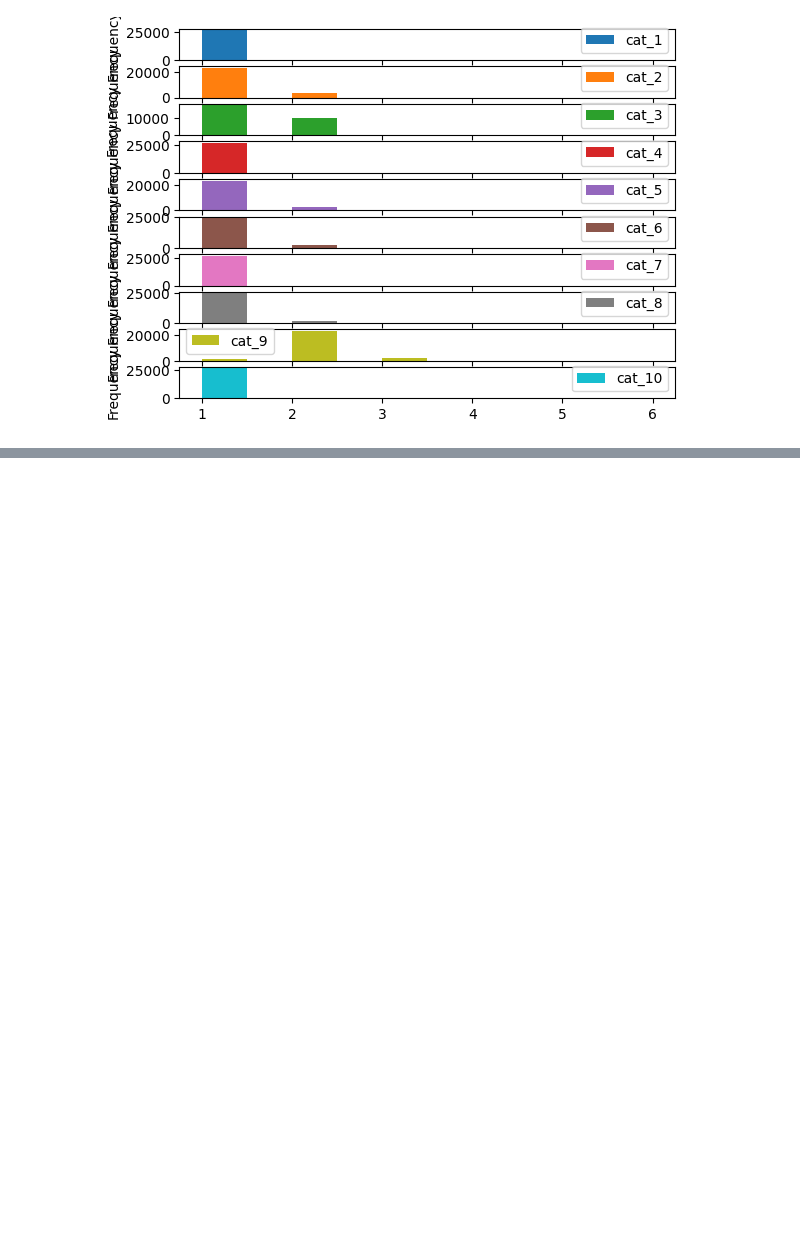
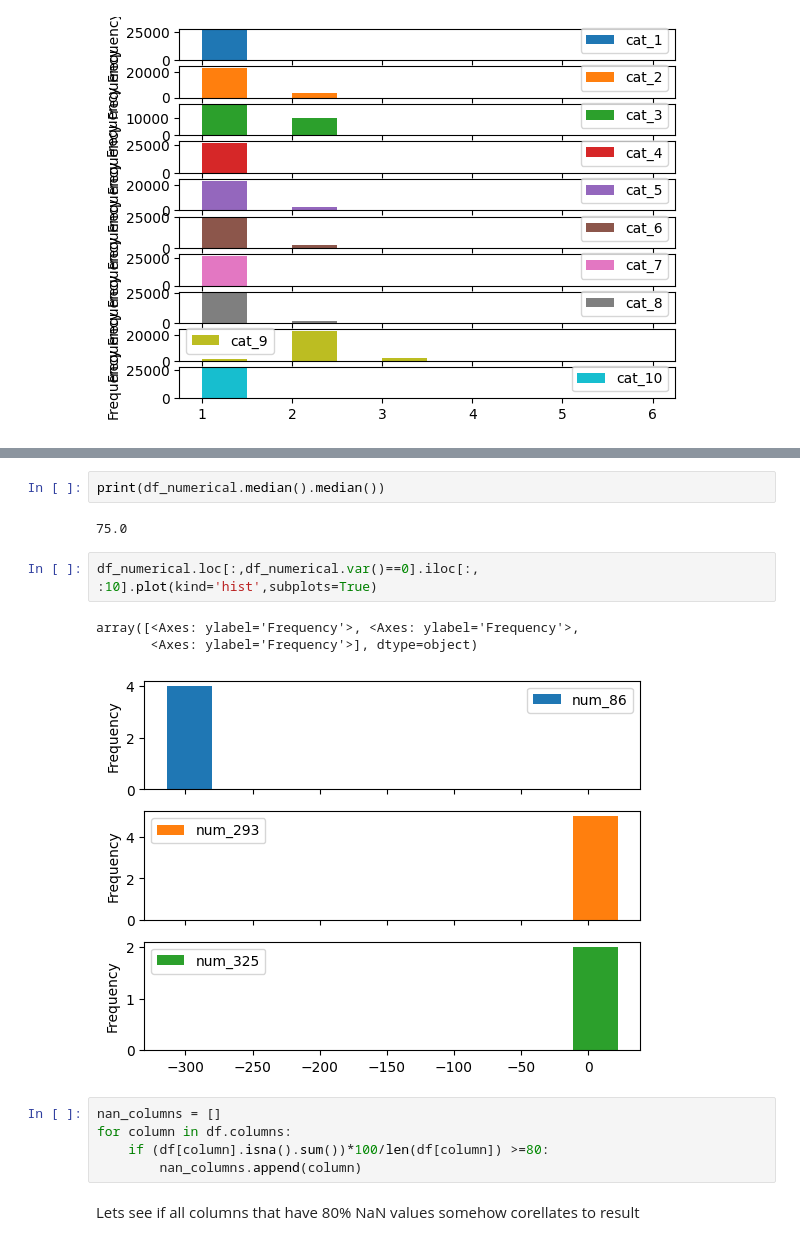
Before and after one commit to TimofiyJ/DS_PB, a Jupyter notebook: main.ipynb, the cells around one changed output, grey strips where cells are left out. Cells and saved outputs as stored; diff of their text form; blank space fills up the shorter version.

```diff
--- a/main.ipynb
+++ b/main.ipynb
@@ -242,0 +310,17 @@ array([<Axes: ylabel='Frequency'>, <Axes: ylabel='Frequency'>,
+# %%
+print(df_numerical.median().median())
+# %% [output]
+75.0
+# %%
+df_numerical.loc[:,df_numerical.var()==0].iloc[:, :10].plot(kind='hist',subplots=True)
+# %% [output]
+array([<Axes: ylabel='Frequency'>, <Axes: ylabel='Frequency'>,
+       <Axes: ylabel='Frequency'>], dtype=object)
+[figure, added]
+# %%
+nan_columns = []
+for column in df.columns:
+    if (df[column].isna().sum())*100/len(df[column]) >=80:
+        nan_columns.append(column)
+# %% [markdown]
+Lets see if all columns that have 80% NaN values somehow corellates to result
```
Also changed, not shown: parts of 9 cells of this notebook.
